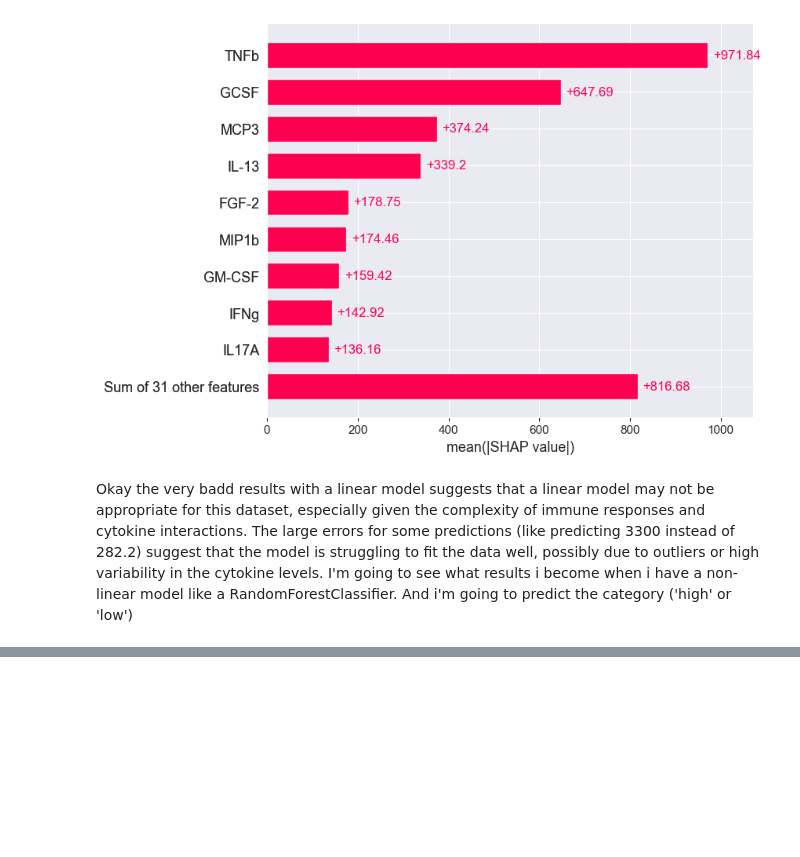
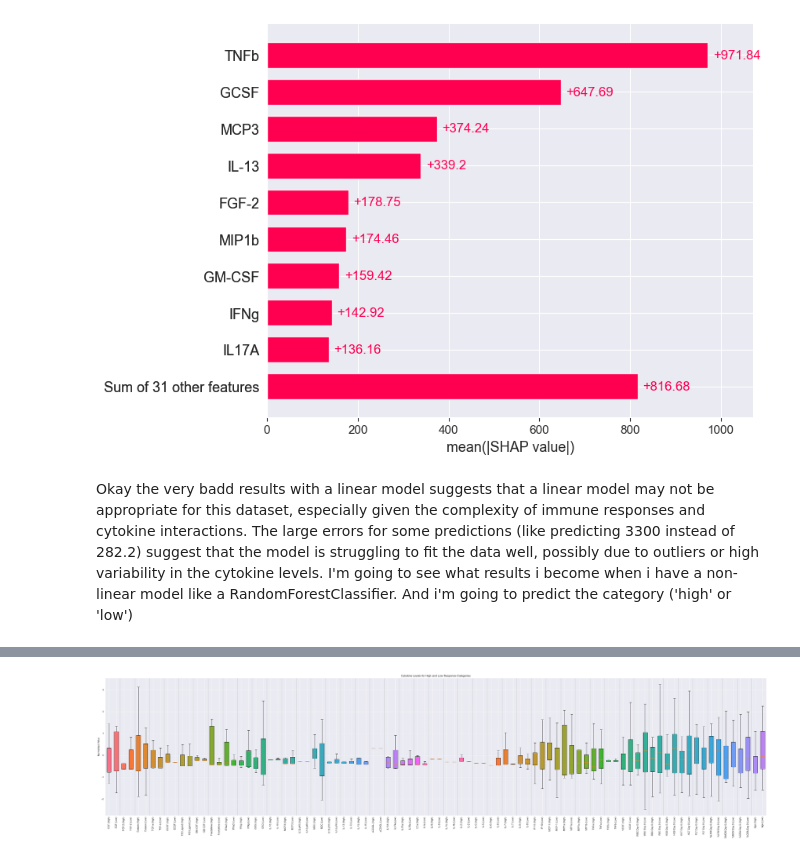
Before and after one commit to Elias-Dams/multimodal-data-integration-predictive-modeling-measles-vaccine-response-cross-validation, a Jupyter notebook: exploration/first_data_exploration.ipynb, the cells around one changed output, grey strips where cells are left out. Saved outputs shown, nothing was run; the diff lists cells and outputs as text; code cells hidden in the pictures; blank space fills up the shorter version.

```diff
--- a/exploration/first_data_exploration.ipynb
+++ b/exploration/first_data_exploration.ipynb
@@ -345,0 +426,66 @@ Okay the very badd results with a linear model suggests that a linear model may
+# %%
+def distribution_of_the_data(data, labels, outliers=True):
+    # Standardize the feature values
+    scaler = StandardScaler()
+    X_scaled = scaler.fit_transform(data)
+    X_scaled = pd.DataFrame(X_scaled, columns=data.columns)
+    X_scaled['response_label'] = labels
+
+    # Split the data into High and Low response categories
+    high_response = X_scaled[X_scaled['response_label'] == 'high']
+    low_response = X_scaled[X_scaled['response_label'] == 'low']
+
+    # Prepare data for side-by-side boxplots
+    data_to_plot = []
+    labels = []
+    binary_features = []
+    non_binary_features = []
+
+    for col in data.columns:
+        # Check if the column is binary (i.e., has exactly two unique values, e.g., 0 and 1)
+        if data[col].nunique() == 2:
+            binary_features.append(col)
+        else:
+            # Add non-binary features to the box plot data
+            data_to_plot.append(high_response[col])
+            data_to_plot.append(low_response[col])
+            labels.append(f"{col} (High)")
+            labels.append(f"{col} (Low)")
+            non_binary_features.append(col)
+
+    # Set up color palette for alternating colors
+    colors = sns.color_palette("husl", n_colors=len(data.columns))
+
+    # Plot
+    fig, ax = plt.subplots(figsize=(40, 10))
+    box = ax.boxplot(data_to_plot, showfliers=outliers, widths=0.6, patch_artist=True)
+
+    # Apply colors to each pair of boxes
+    for i, (patch, color) in enumerate(zip(box['boxes'], colors * 2)):
+        patch.set_facecolor(color)
+
+    # Customizing data-axis
+    ax.set_xticks(range(1, len(labels) + 1))
+    ax.set_xticklabels(labels, rotation=90)
+    ax.set_title("Cytokine Levels for High and Low Response Categories")
+    ax.set_ylabel("Normalized Value")
+
+    # Adding vertical grid lines for separation
+    for i in range(2, len(labels) + 1, 2):
+        ax.axvline(i + 0.5, color='gray', linestyle='--', linewidth=0.5)
+
+    plt.tight_layout()
+    plt.show()
+
+cytokines_cyto = pd.merge(cytokines, cyto, on='Vaccinee')
+merged = pd.merge(cytokines_cyto, metadata, on='Vaccinee')
+merged_data = pd.merge(abtiters, merged, on='Vaccinee')
+
+# Assuming 'merged_data' is loaded and structured with response labels and features
+# Separate features and response labels
+X = merged_data.drop(columns=['Day 0', 'Day 21','titer_response', 'Vaccinee', 'response_label', 'vaccine'])
+y = merged_data['response_label']
+
+distribution_of_the_data(X, y, outliers=False)
+# %% [output]
+[figure, added]
```
Also changed, not shown: parts of 30 cells of this notebook, 5 other files.
